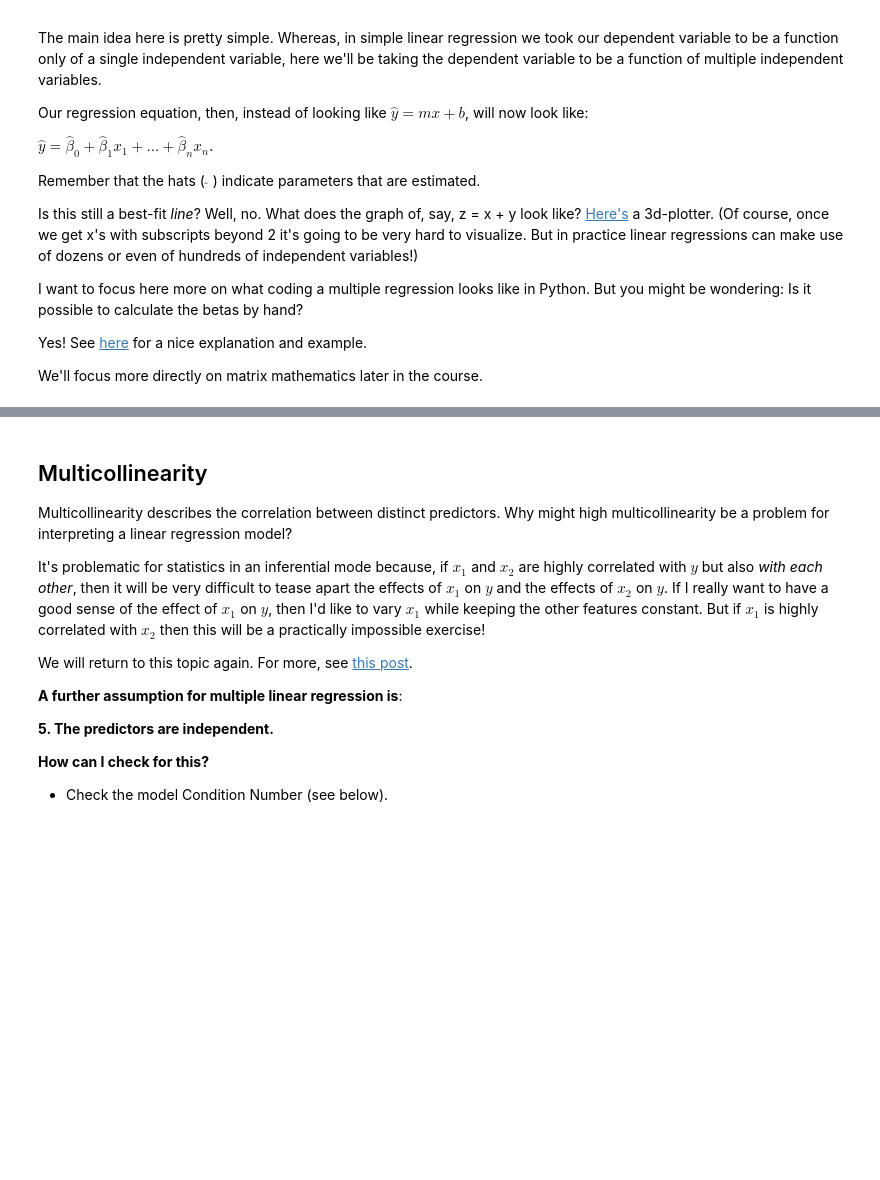
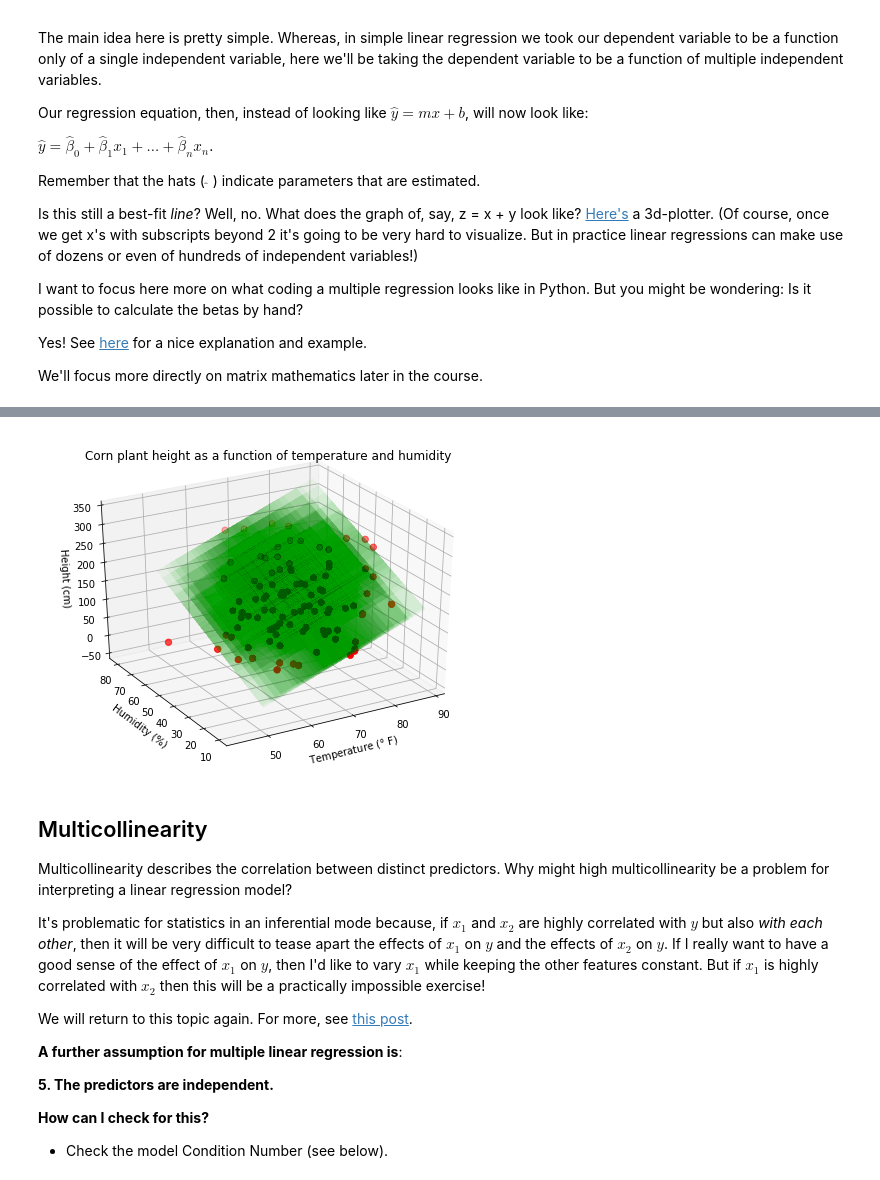
Before and after one commit to lecritch/linear_regression_seattle-ds, a Jupyter notebook: linear_regression.ipynb, the cells around one changed output, grey strips where cells are left out. Saved outputs shown, nothing was run; the diff lists cells and outputs as text; code cells hidden in the pictures; blank space fills up the shorter version.

```diff
--- a/linear_regression.ipynb
+++ b/linear_regression.ipynb
@@ -169,3 +194,23 @@ We'll focus more directly on matrix mathematics later in the course.
+# %%
+ax = plt.figure(figsize=(8, 6)).add_subplot(111, projection='3d')
+ax.scatter(corn['temp'], corn['humid'], corn['height'],
+           depthshade=True, s=40, color='#ff0000')
+# create x,y
+xx, yy = np.meshgrid(corn['temp'], corn['humid'])
+
+# calculate corresponding z
+z = 4.3825 * xx + 2.4693 * yy - 255.5434
+
+# plot the surface
+ax.plot_surface(xx, yy, z, alpha=0.01, color='#00ff00')
+
+ax.view_init(30, azim=240)
+ax.set_xlabel('Temperature ($\degree$ F)')
+ax.set_ylabel('Humidity (%)')
+ax.set_zlabel('Height (cm)')
+plt.title('Corn plant height as a function of temperature and humidity');
+# %% [output]
+[figure, added]
 # %% [markdown]
 ## Multicollinearity
 
```
Also changed, not shown: parts of 7 cells of this notebook.
